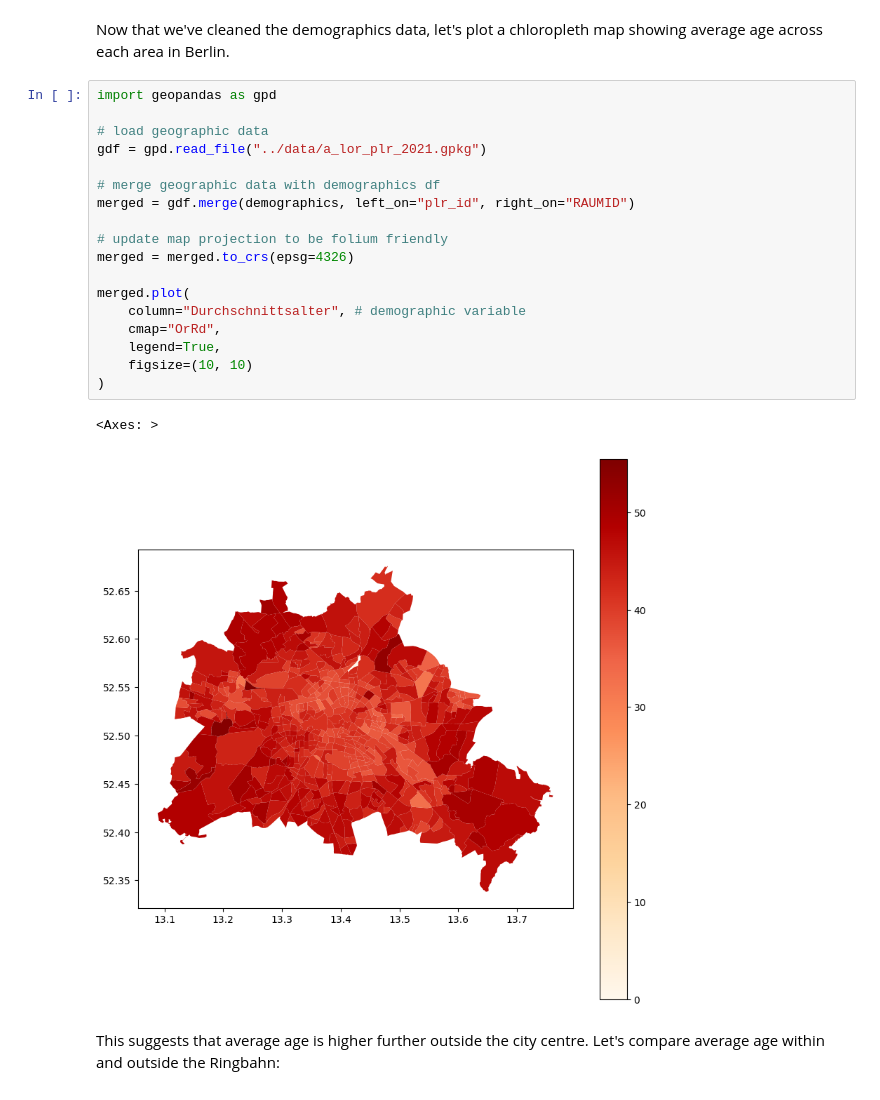
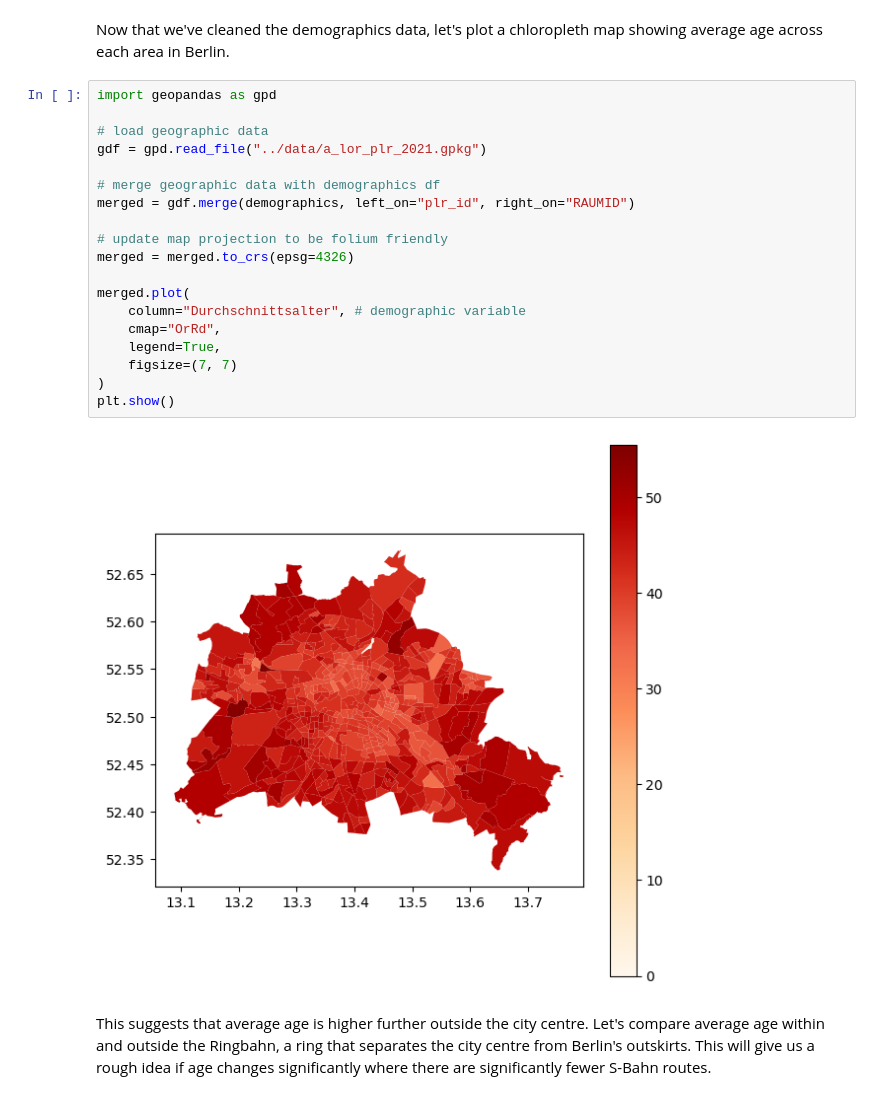
Before and after one commit to aedpluto/berlin-transport, a Jupyter notebook: python-analysis/mapping-berlin.ipynb, the cells around one changed output. Saved outputs shown, nothing was run; the diff lists cells and outputs as text.

```diff
--- a/python-analysis/mapping-berlin.ipynb
+++ b/python-analysis/mapping-berlin.ipynb
@@ -425,23 +424,23 @@ Now that we've cleaned the demographics data, let's plot a chloropleth map showi
 # %%
 import geopandas as gpd
 
 # load geographic data
 gdf = gpd.read_file("../data/a_lor_plr_2021.gpkg")
 
 # merge geographic data with demographics df
 merged = gdf.merge(demographics, left_on="plr_id", right_on="RAUMID")
 
 # update map projection to be folium friendly
 merged = merged.to_crs(epsg=4326)
 
 merged.plot(
     column="Durchschnittsalter", # demographic variable
     cmap="OrRd",
     legend=True,
-    figsize=(10, 10)
+    figsize=(7, 7)
 )
+plt.show()
 # %% [output]
-<Axes: >
-[figure, old version]
+[figure, new version]
 # %% [markdown]
-This suggests that average age is higher further outside the city centre. Let's compare average age within and outside the Ringbahn:
+This suggests that average age is higher further outside the city centre. Let's compare average age within and outside the Ringbahn, a ring that separates the city centre from Berlin's outskirts. This will give us a rough idea if age changes significantly where there are significantly fewer S-Bahn routes.
```
Also changed, not shown: parts of 4 cells of this notebook.
